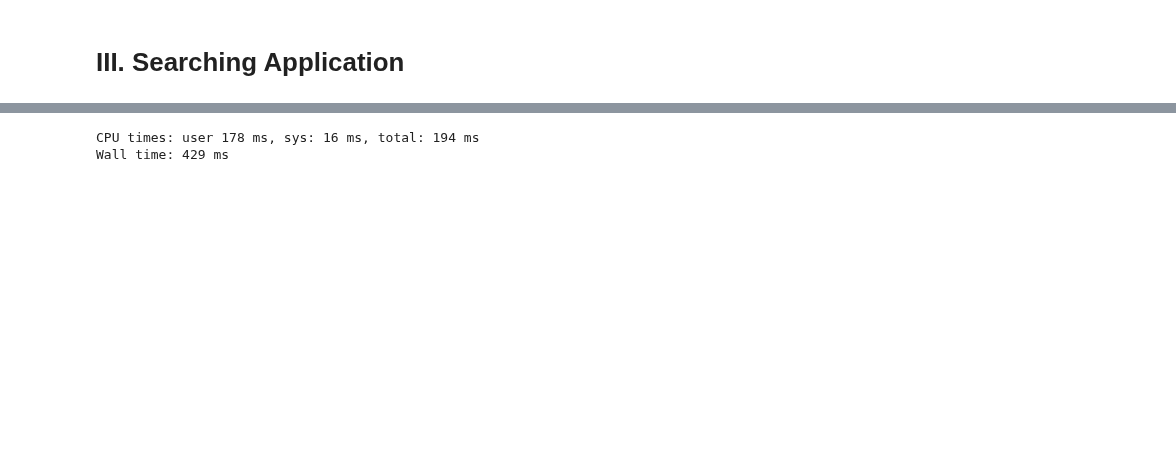
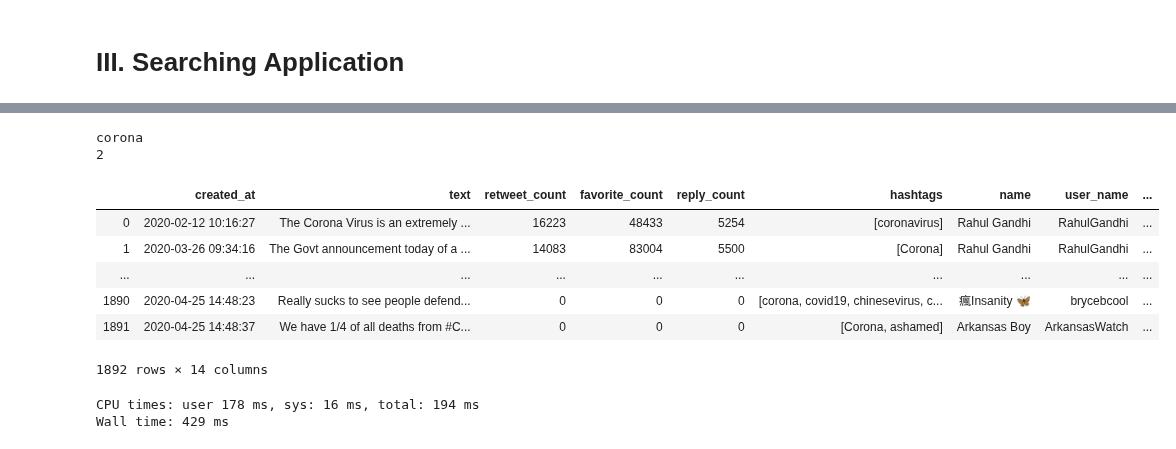
Before and after one commit to Hui-Dora-Wang/Search-Application-on-Twitter, a Jupyter notebook: search_app.ipynb, the cells around one changed output, grey strips where cells are left out. Cells and saved outputs as stored; diff of their text form; code cells hidden in the pictures; blank space fills up the shorter version.

```diff
--- a/search_app.ipynb
+++ b/search_app.ipynb
@@ -330,28 +361,47 @@ search_full
 # %%
 ## search hashtag
 
 user_keyword = input()
 regx = re.compile(user_keyword, re.IGNORECASE)
 
-hashtag_tweet = pd.DataFrame(
-    db.tweet.find({"hashtags":{"$in": [regx]}}).sort([("retweet_count", -1),("reply_count", -1),("favorite_count", -1)])
-)
+if (user_keyword.lower() not in stored_hashtag) :
+    hashtag_tweet = pd.DataFrame(
+        db.tweet.find({"hashtags": {"$in": [regx]}}).sort([("retweet_count", -1), ("reply_count", -1), ("favorite_count", -1)])
+    )
 
-if(len(hashtag_tweet)==0):
-    print("Error: No result for %s" %user_keyword)
-    hash_search_table = None
+    if (len(hashtag_tweet) == 0) :
+        print("Error: No result for %s" %user_keyword)
+        hash_search_table = None
 
-else:
-    h_user=tuple(hashtag_tweet["user_id"].tolist())
-    params = {'l': h_user}
+    else :
+        h_user = tuple(hashtag_tweet["user_id"].tolist())
+        params = {'l': h_user}
 
-    cur.execute('SELECT * FROM users_data where user_id in %(l)s',params)
-    hash_user = pd.DataFrame(cur.fetchall())
-    hash_user.columns =  [i[0] for i in cur.description]
+        cur.execute('SELECT * FROM users_data where user_id in %(l)s', params)
+        hash_user = pd.DataFrame(cur.fetchall())
+        hash_user.columns =  [i[0] for i in cur.description]
 
-    hash_search_table = pd.merge(hashtag_tweet, hash_user, how = 'left', on = ['user_id']).drop(['_id','id','user_id'], axis=1)
+        hash_search_table = pd.merge(hashtag_tweet, hash_user, how = 'left', on = ['user_id']).drop(['_id', 'id', 'user_id'], axis = 1)
+
+    stored_hashtag.add(user_keyword.lower())
+    put_into_cache(user_keyword.lower(), hash_search_table, dict_hashtag)
+    print(1)
+
+else :
+    hash_search_table = dict_to_df(user_keyword.lower(), dict_hashtag)
+    print(2)
 
 hash_search_table
+# %% [output]
+corona
+2
+|  | created_at | text | retweet_count | favorite_count | reply_count | hashtags | name | user_name | ... |
+| 0 | 2020-02-12 10:16:27 | The Corona Virus is an extremely ... | 16223 | 48433 | 5254 | [coronavirus] | Rahul Gandhi | RahulGandhi | ... |
+| 1 | 2020-03-26 09:34:16 | The Govt announcement today of a ... | 14083 | 83004 | 5500 | [Corona] | Rahul Gandhi | RahulGandhi | ... |
+| ... | ... | ... | ... | ... | ... | ... | ... | ... | ... |
+| 1890 | 2020-04-25 14:48:23 | Really sucks to see people defend... | 0 | 0 | 0 | [corona, covid19, chinesevirus, c... | 瘋Insanity 🦋 | brycebcool | ... |
+| 1891 | 2020-04-25 14:48:37 | We have 1/4 of all deaths from #C... | 0 | 0 | 0 | [Corona, ashamed] | Arkansas Boy | ArkansasWatch | ... |
+1892 rows × 14 columns
 # %%
 %%time
 # using MongoDB
```
Also changed, not shown: parts of 12 cells of this notebook.
